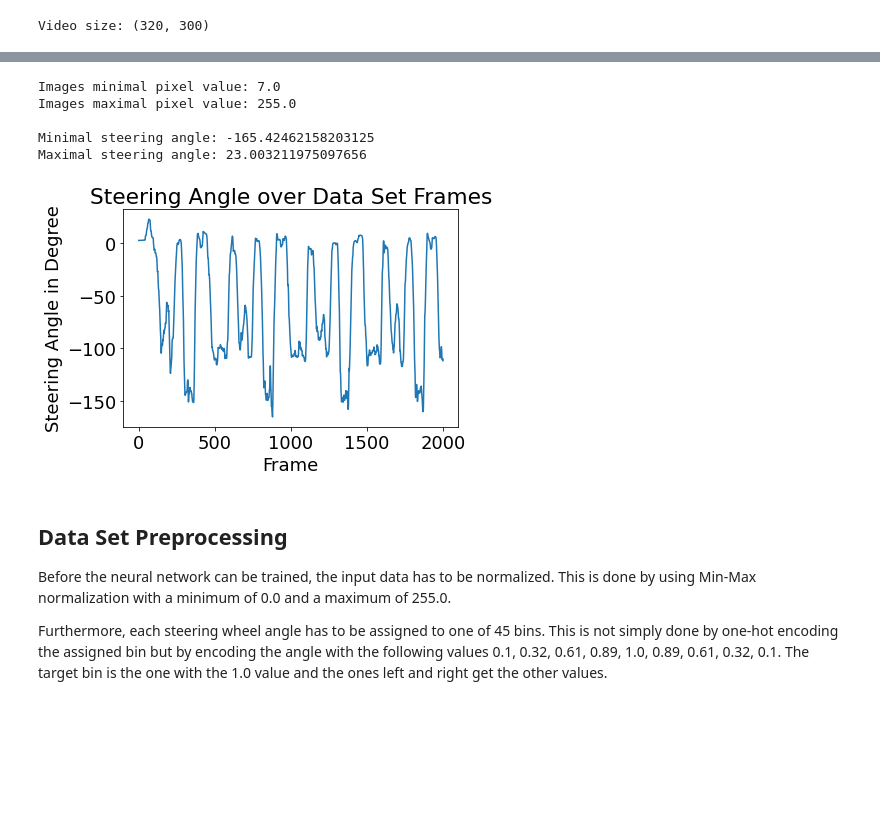
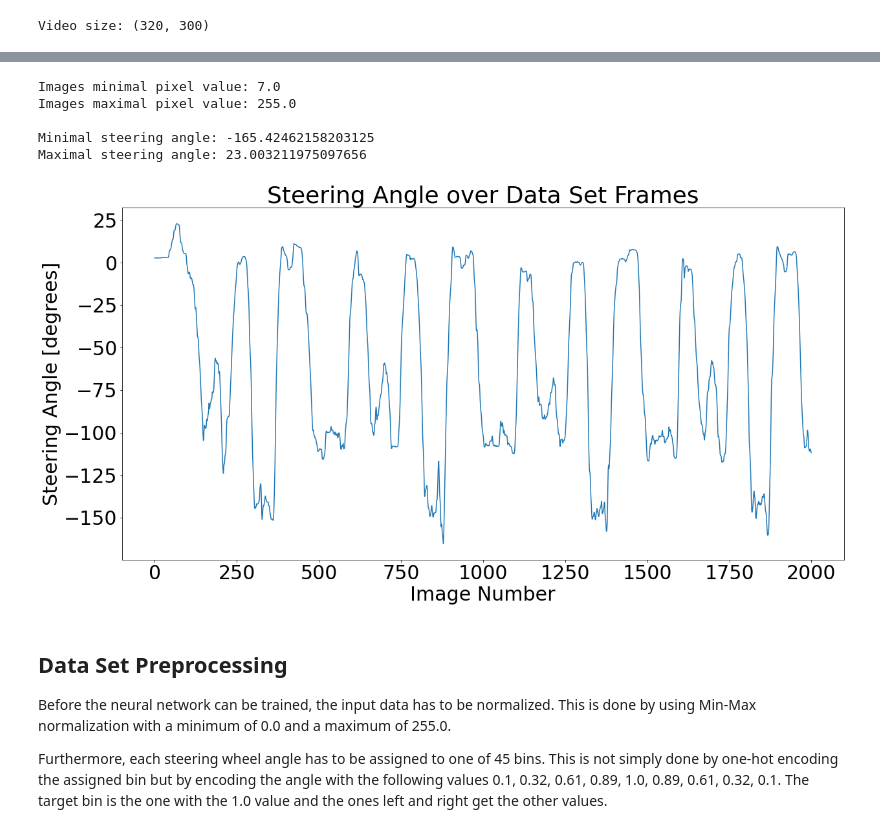
Before and after one commit to fabian-hk/Imitation-Learning, a Jupyter notebook: AVLINN.ipynb, the cells around one changed output, grey strips where cells are left out. Cells and saved outputs as stored; diff of their text form; code cells hidden in the pictures; blank space fills up the shorter version.

Commit message:
improved graphs; data set visualization with images

```diff
--- a/AVLINN.ipynb
+++ b/AVLINN.ipynb
@@ -93,22 +93,23 @@ a green line.
 # %%
 # exploring the data set
 print(f"Images minimal pixel value: {X.min()}")
 print(f"Images maximal pixel value: {X.max()}")
 print()
 print(f"Minimal steering angle: {y.min()}")
 print(f"Maximal steering angle: {y.max()}")
 
+plt.figure(figsize=(20,10))
 plt.plot(y)
 plt.title("Steering Angle over Data Set Frames")
-plt.ylabel("Steering Angle in Degree")
-plt.xlabel("Frame");
+plt.ylabel("Steering Angle [degrees]")
+plt.xlabel("Image Number");
 # %% [output]
 Images minimal pixel value: 7.0
 Images maximal pixel value: 255.0
 
 Minimal steering angle: -165.42462158203125
 Maximal steering angle: 23.003211975097656
-[figure, old version]
+[figure, new version]
 # %% [markdown]
 ## Data Set Preprocessing
 
```
Also changed, not shown: parts of 14 cells of this notebook, 2 other files.
